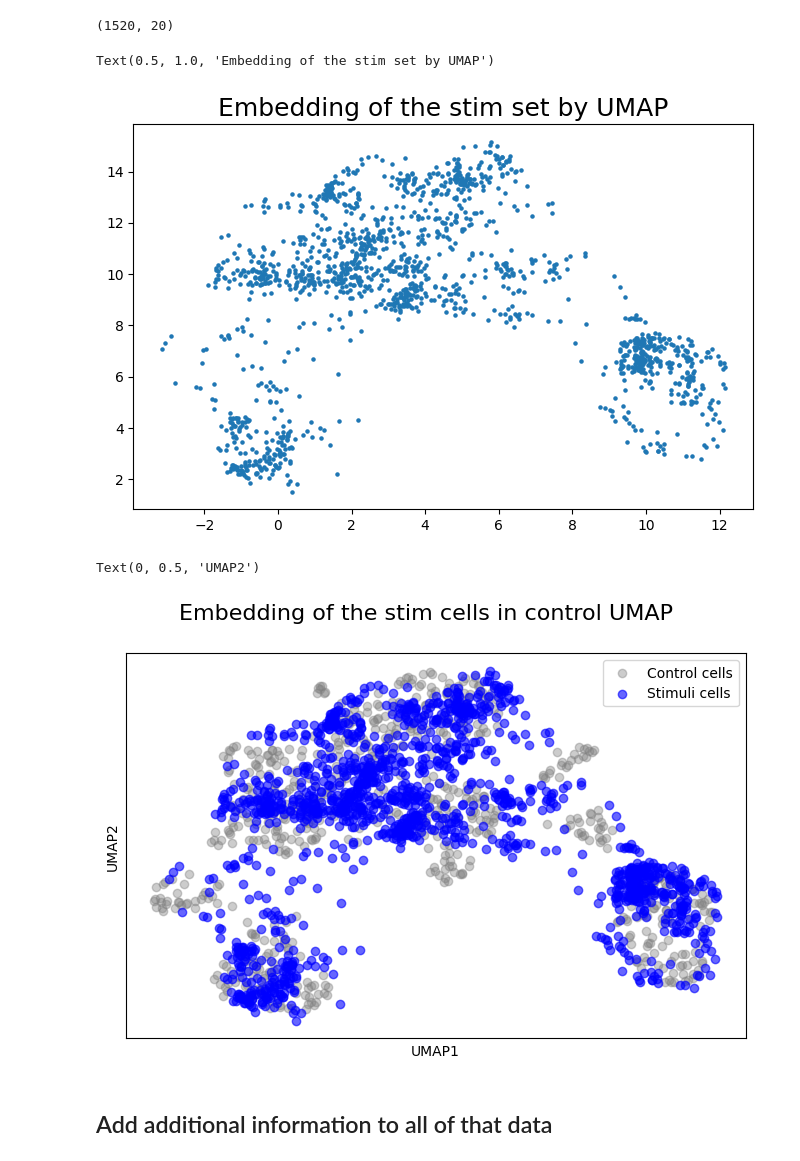
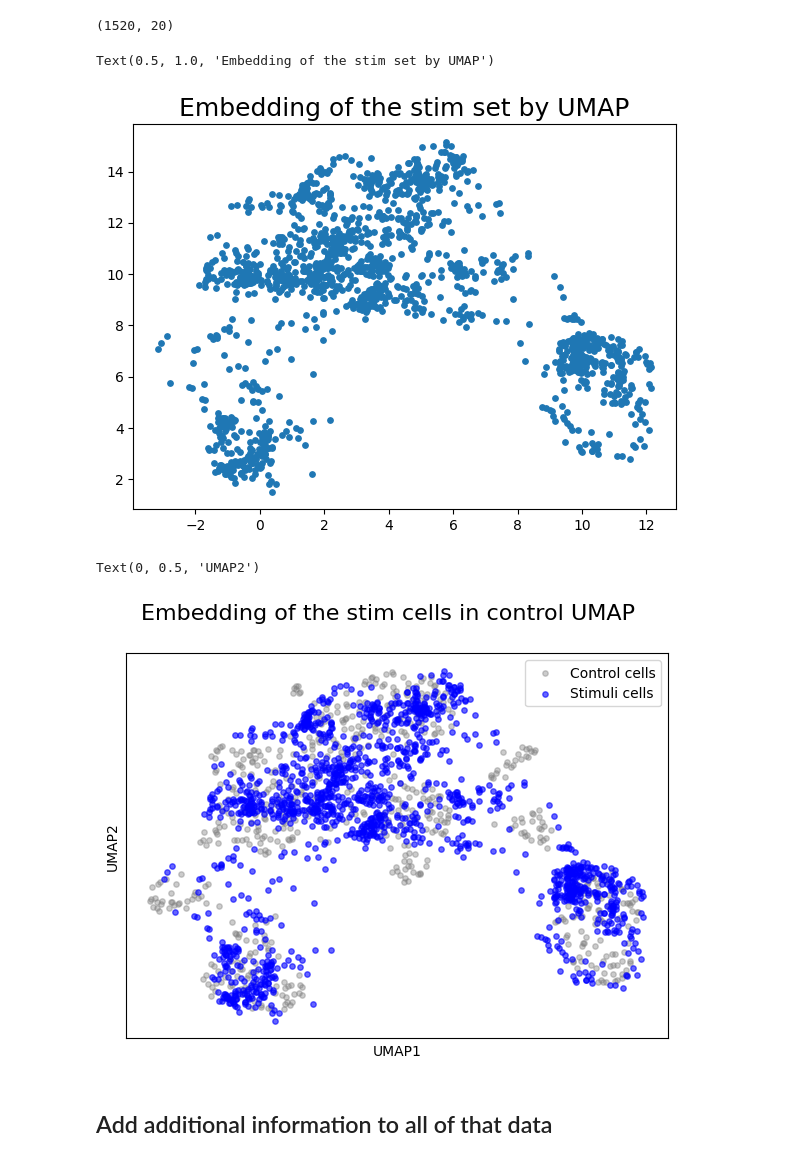
Before and after one commit to ilo21/single_cell_sequencing, a Jupyter notebook: my_new_analysis/embedding_data_in_control_umap.ipynb, the cells around one changed output. Saved outputs shown, nothing was run; the diff lists cells and outputs as text; code cells hidden in the pictures.

```diff
--- a/my_new_analysis/embedding_data_in_control_umap.ipynb
+++ b/my_new_analysis/embedding_data_in_control_umap.ipynb
@@ -136,16 +136,17 @@ pca_stim_representation.shape
 # Now we want to work with the test data which none of the models (UMAP or the classifiers) have seen
 stim_embedding = umap_control.transform(pca_stim_representation)
 # %%
-plt.scatter(stim_embedding[:, 0], stim_embedding[:, 1], s= 5)
+rcParams['figure.figsize']=(7,5)
+plt.scatter(stim_embedding[:, 0], stim_embedding[:, 1], s= 15)
 plt.title('Embedding of the stim set by UMAP', fontsize=18)
 # %% [output]
 Text(0.5, 1.0, 'Embedding of the stim set by UMAP')
-[figure, old version]
+[figure, new version]
 # %%
 # show stimuli data on a control UMAP plot
 figure, axes = plt.subplots()
-axes.scatter(umap_control_only[:, 0], umap_control_only[:, 1],c='gray',alpha=0.4,label ="Control cells")
-axes.scatter(stim_embedding[:, 0],stim_embedding[:, 1],c = 'blue',alpha=0.6, label ="Stimuli cells")
+axes.scatter(umap_control_only[:, 0], umap_control_only[:, 1], s= 15, c='gray', alpha=0.4, label ="Control cells")
+axes.scatter(stim_embedding[:, 0],stim_embedding[:, 1],s= 15, c = 'blue', alpha=0.6, label ="Stimuli cells")
 # for i in range(0,len(labels)):
 #     if i in stimuli2show:
 #         stim_index = np.where(stim == i)[0]
@@ -162,7 +163,7 @@ axes.set_xlabel('UMAP1')
 axes.set_ylabel('UMAP2')
 # %% [output]
 Text(0, 0.5, 'UMAP2')
-[figure, old version]
+[figure, new version]
 # %% [markdown]
 ## Add additional information to all of that data
 # %%
```
Also changed, not shown: parts of 5 cells of this notebook, 2 other files.
